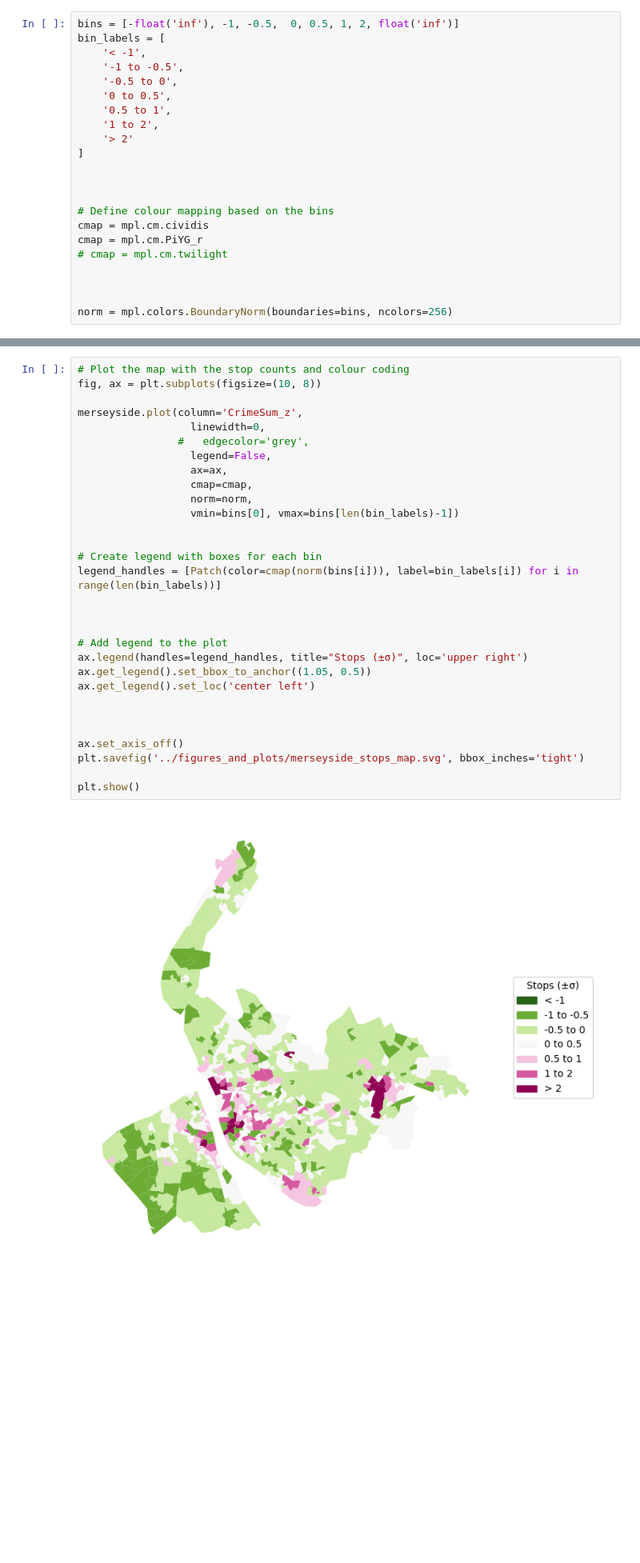
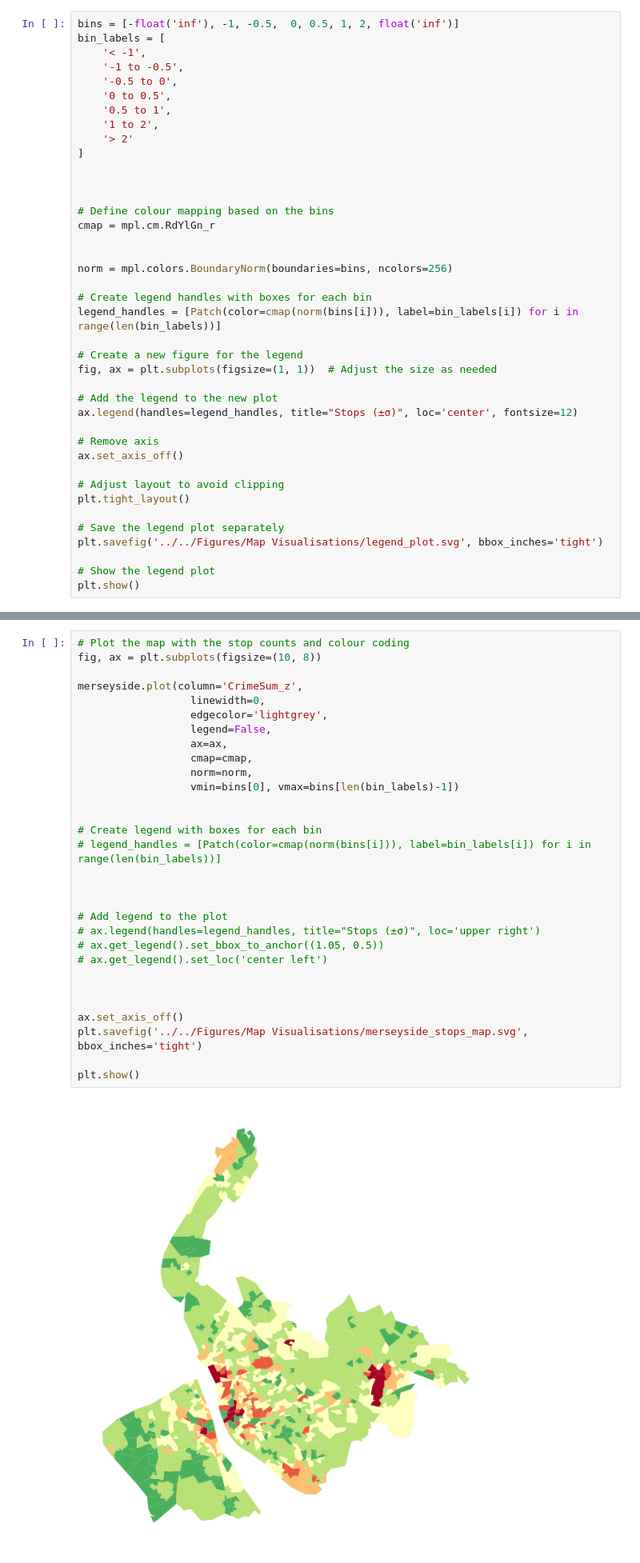
Before and after one commit to KofiBartonByfield/Dissertation, a Jupyter notebook: code/Visualisations/create_plots.ipynb, the cells around one changed output, grey strips where cells are left out. Shown at 80% size. Drawn from its saved outputs; the diff is of its cells as text; blank space fills up the shorter version.

Commit message:
change plots

```diff
--- a/code/Visualisations/create_plots.ipynb
+++ b/code/Visualisations/create_plots.ipynb
@@ -40,10 +42,28 @@ bin_labels = [
 
 
 # Define colour mapping based on the bins
-cmap = mpl.cm.cividis
-cmap = mpl.cm.PiYG_r
-# cmap = mpl.cm.twilight
-
+cmap = mpl.cm.RdYlGn_r
 
 
 norm = mpl.colors.BoundaryNorm(boundaries=bins, ncolors=256)
+
+# Create legend handles with boxes for each bin
+legend_handles = [Patch(color=cmap(norm(bins[i])), label=bin_labels[i]) for i in range(len(bin_labels))]
+
+# Create a new figure for the legend
+fig, ax = plt.subplots(figsize=(1, 1))  # Adjust the size as needed
+
+# Add the legend to the new plot
+ax.legend(handles=legend_handles, title="Stops (±σ)", loc='center', fontsize=12)
+
+# Remove axis
+ax.set_axis_off()
+
+# Adjust layout to avoid clipping
+plt.tight_layout()
+
+# Save the legend plot separately
+plt.savefig('../../Figures/Map Visualisations/legend_plot.svg', bbox_inches='tight')
+
+# Show the legend plot
+plt.show()
@@ -52,35 +74,35 @@ norm = mpl.colors.BoundaryNorm(boundaries=bins, ncolors=256)
 # %%
 # Plot the map with the stop counts and colour coding
 fig, ax = plt.subplots(figsize=(10, 8))
 
 merseyside.plot(column='CrimeSum_z',
                   linewidth=0,
-                #   edgecolor='grey',
+                  edgecolor='lightgrey',
                   legend=False,
                   ax=ax,
                   cmap=cmap,
                   norm=norm,
                   vmin=bins[0], vmax=bins[len(bin_labels)-1])
 
 
 # Create legend with boxes for each bin
-legend_handles = [Patch(color=cmap(norm(bins[i])), label=bin_labels[i]) for i in range(len(bin_labels))]
+# legend_handles = [Patch(color=cmap(norm(bins[i])), label=bin_labels[i]) for i in range(len(bin_labels))]
 
 
 
 # Add legend to the plot
-ax.legend(handles=legend_handles, title="Stops (±σ)", loc='upper right')
-ax.get_legend().set_bbox_to_anchor((1.05, 0.5))
-ax.get_legend().set_loc('center left')
+# ax.legend(handles=legend_handles, title="Stops (±σ)", loc='upper right')
+# ax.get_legend().set_bbox_to_anchor((1.05, 0.5))
+# ax.get_legend().set_loc('center left')
 
 
 
 ax.set_axis_off()
-plt.savefig('../figures_and_plots/merseyside_stops_map.svg', bbox_inches='tight')
+plt.savefig('../../Figures/Map Visualisations/merseyside_stops_map.svg', bbox_inches='tight')
 
 plt.show()
 # %% [output]
-[figure, old version]
+[figure, new version]
 # %% [markdown]
 ## Plot the LONDON LSOA Stop count
 # %%
```
Also changed, not shown: parts of 13 cells of this notebook, 12 other files.
